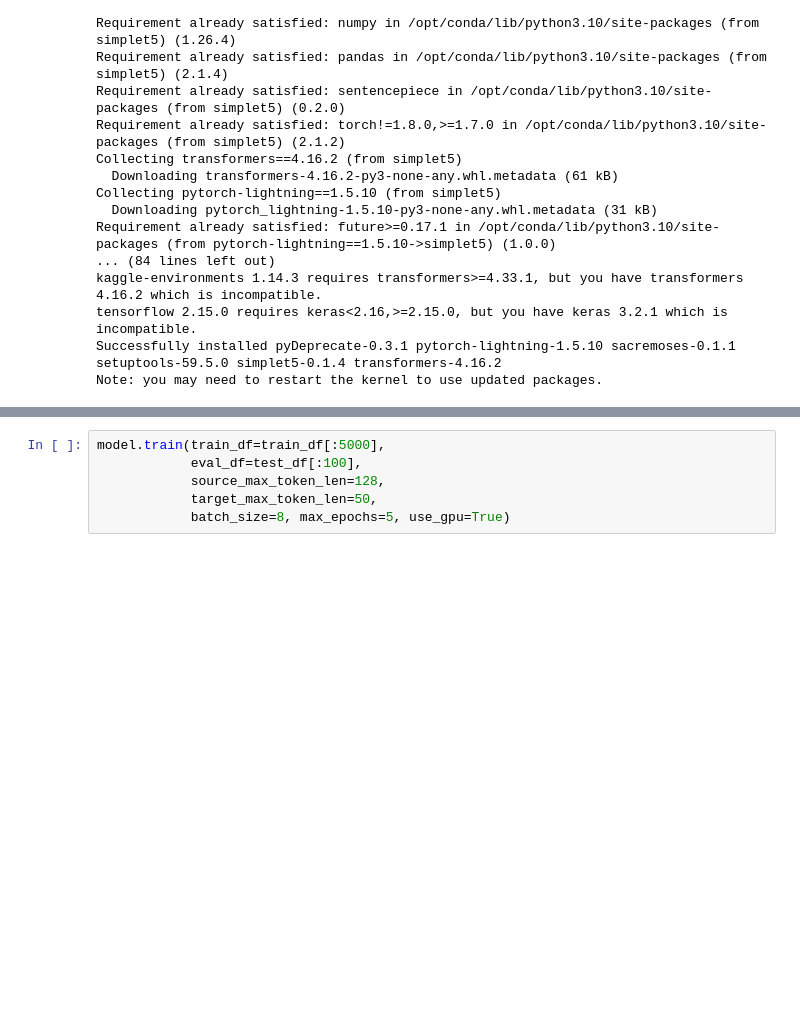
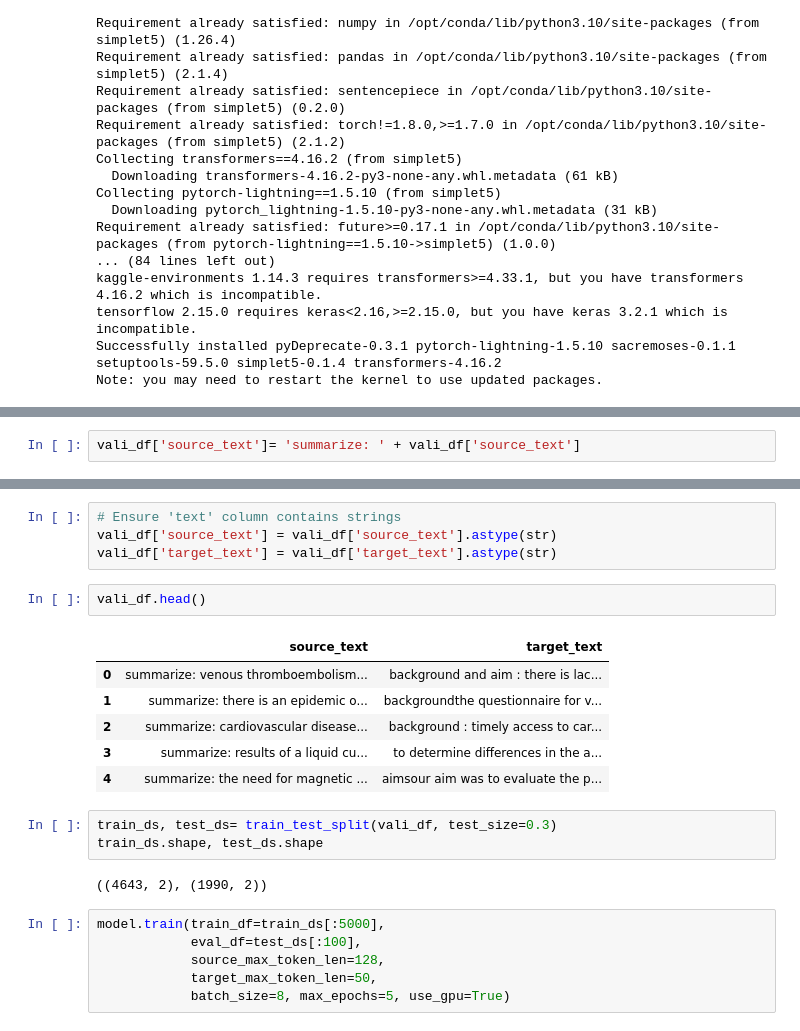
Before and after one commit to Pratibha0618/summarizer, a Jupyter notebook: notebookf99e8bbfe1.ipynb, the cells around one changed output, grey strips where cells are left out. Cells and saved outputs as stored; diff of their text form; blank space fills up the shorter version.

```diff
--- a/notebookf99e8bbfe1.ipynb
+++ b/notebookf99e8bbfe1.ipynb
@@ -57 +76,3 @@ df= df[['source_text','target_text']]
+# %%
+vali_df['source_text']= 'summarize: ' + vali_df['source_text']
 # %%
@@ -98,6 +96,24 @@ model.from_pretrained(model_type='t5', model_name='t5-base')
+# %%
+# Ensure 'text' column contains strings
+vali_df['source_text'] = vali_df['source_text'].astype(str)
+vali_df['target_text'] = vali_df['target_text'].astype(str)
+# %%
+vali_df.head()
+# %% [output]
+|  | source_text | target_text |
+| 0 | summarize: venous thromboembolism... | background and aim : there is lac... |
+| 1 | summarize: there is an epidemic o... | backgroundthe questionnaire for v... |
+| 2 | summarize: cardiovascular disease... | background : timely access to car... |
+| 3 | summarize: results of a liquid cu... | to determine differences in the a... |
+| 4 | summarize: the need for magnetic ... | aimsour aim was to evaluate the p... |
+# %%
+train_ds, test_ds= train_test_split(vali_df, test_size=0.3)
+train_ds.shape, test_ds.shape
+# %% [output]
+((4643, 2), (1990, 2))
 # %%
-model.train(train_df=train_df[:5000],
-            eval_df=test_df[:100],
+model.train(train_df=train_ds[:5000],
+            eval_df=test_ds[:100],
             source_max_token_len=128,
             target_max_token_len=50,
             batch_size=8, max_epochs=5, use_gpu=True)
```
Also changed, not shown: parts of 19 cells of this notebook.
